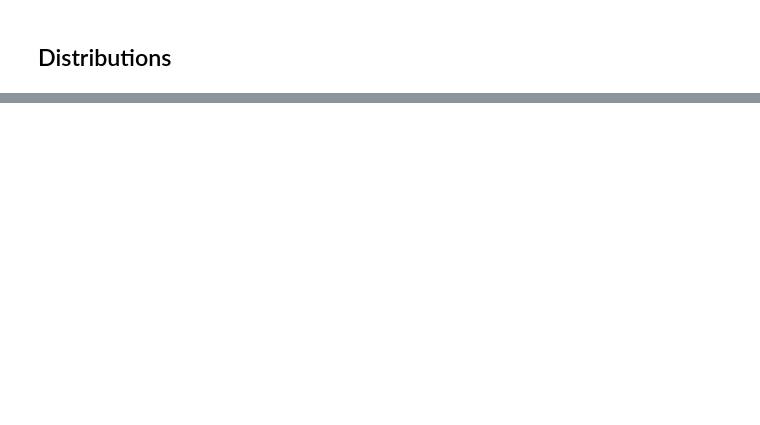
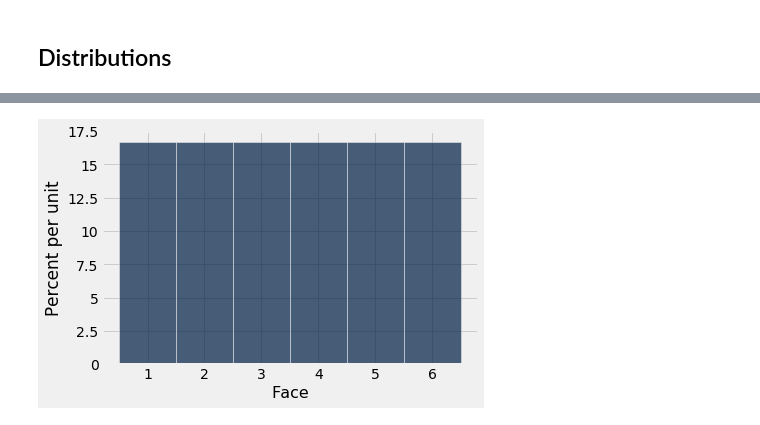
Before and after one commit to AUP-CS2065/lecture, a Jupyter notebook: lec06.ipynb, the cells around one changed output, grey strips where cells are left out. Saved outputs shown, nothing was run; the diff lists cells and outputs as text; code cells hidden in the pictures; blank space fills up the shorter version.

```diff
--- a/lec06.ipynb
+++ b/lec06.ipynb
@@ -468,0 +581,6 @@ die.hist()
+# %%
+roll_bins = np.arange(0.5, 6.6, 1)
+# %%
+die.hist(bins=roll_bins)
+# %% [output]
+[figure, added]
```
Also changed, not shown: parts of 42 cells of this notebook.
